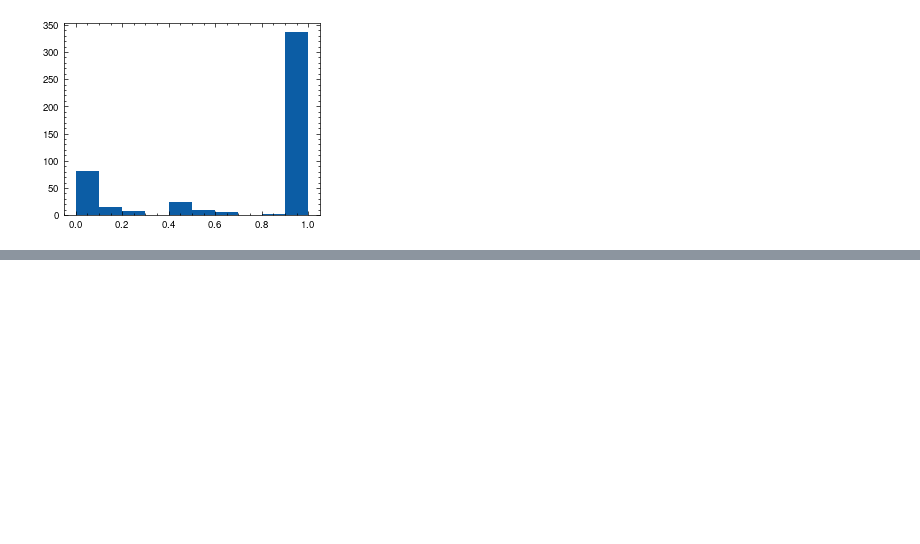
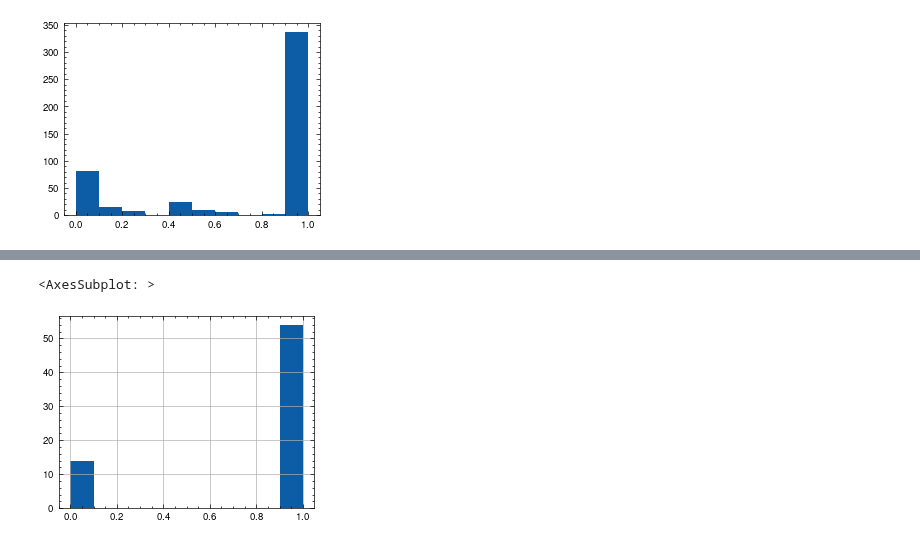
Before and after one commit to kjappelbaum/gptchem, a Jupyter notebook: experiments/03_classification/mof_solvent/balasz.ipynb, the cells around one changed output, grey strips where cells are left out. Saved outputs shown, nothing was run; the diff lists cells and outputs as text; code cells hidden in the pictures; blank space fills up the shorter version.

```diff
--- a/experiments/03_classification/mof_solvent/balasz.ipynb
+++ b/experiments/03_classification/mof_solvent/balasz.ipynb
@@ -33,0 +55,2 @@ prediction_template = "The sucess of a reaction of {ligand} with {salt}  in {sol
+# %%
+formatter = MOFSynthesisRecommenderFormatter(score_column='successful')
@@ -33,0 +67,10 @@ prediction_template = "The sucess of a reaction of {ligand} with {salt}  in {sol
+# %%
+dois = df['reported'].unique()
+
+train, test = train_test_split(dois, train_size=0.8, random_state=5)
+# %%
+train_data = df[df['reported'].isin(train)]
+test_data = df[df['reported'].isin(test)]
+# %%
+train_formatted = formatter(train_data)
+test_formatted = formatter(test_data)
@@ -33,0 +86,5 @@ prediction_template = "The sucess of a reaction of {ligand} with {salt}  in {sol
+# %%
+test_formatted['label'].hist()
+# %% [output]
+<AxesSubplot: >
+[figure, added]
```
Also changed, not shown: parts of 31 cells of this notebook, 48 other files.
